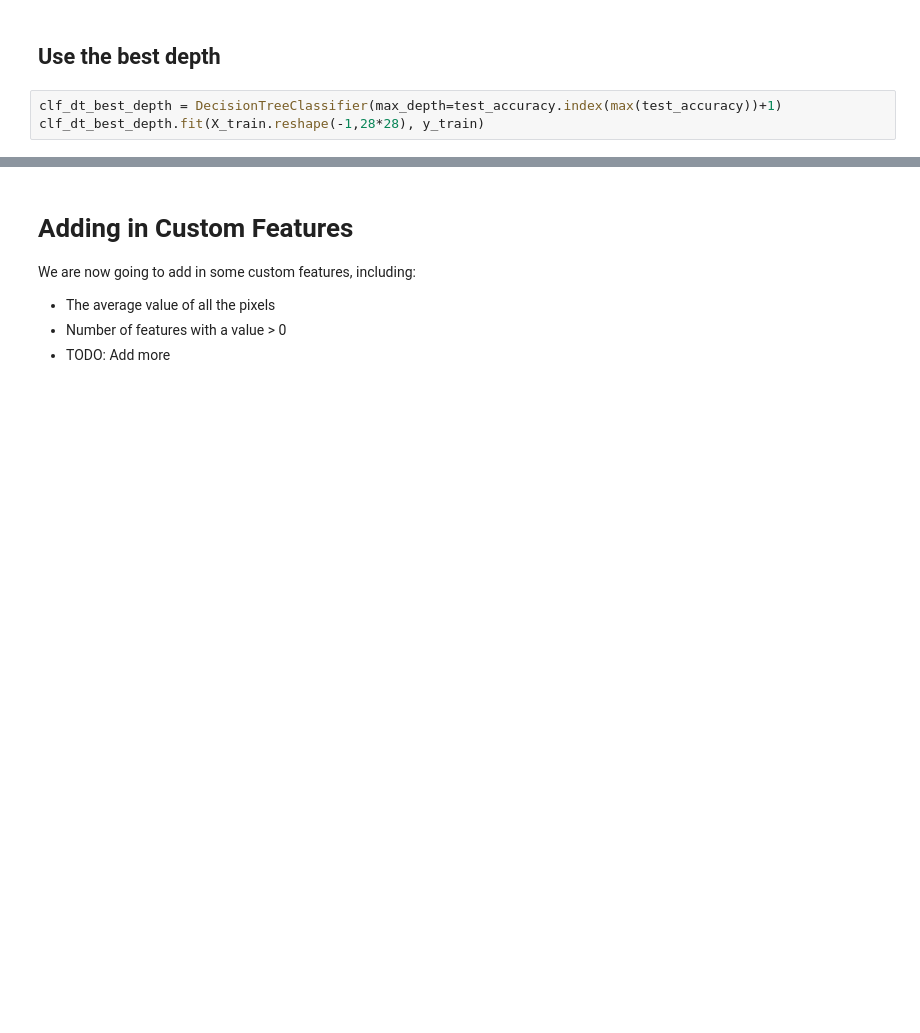
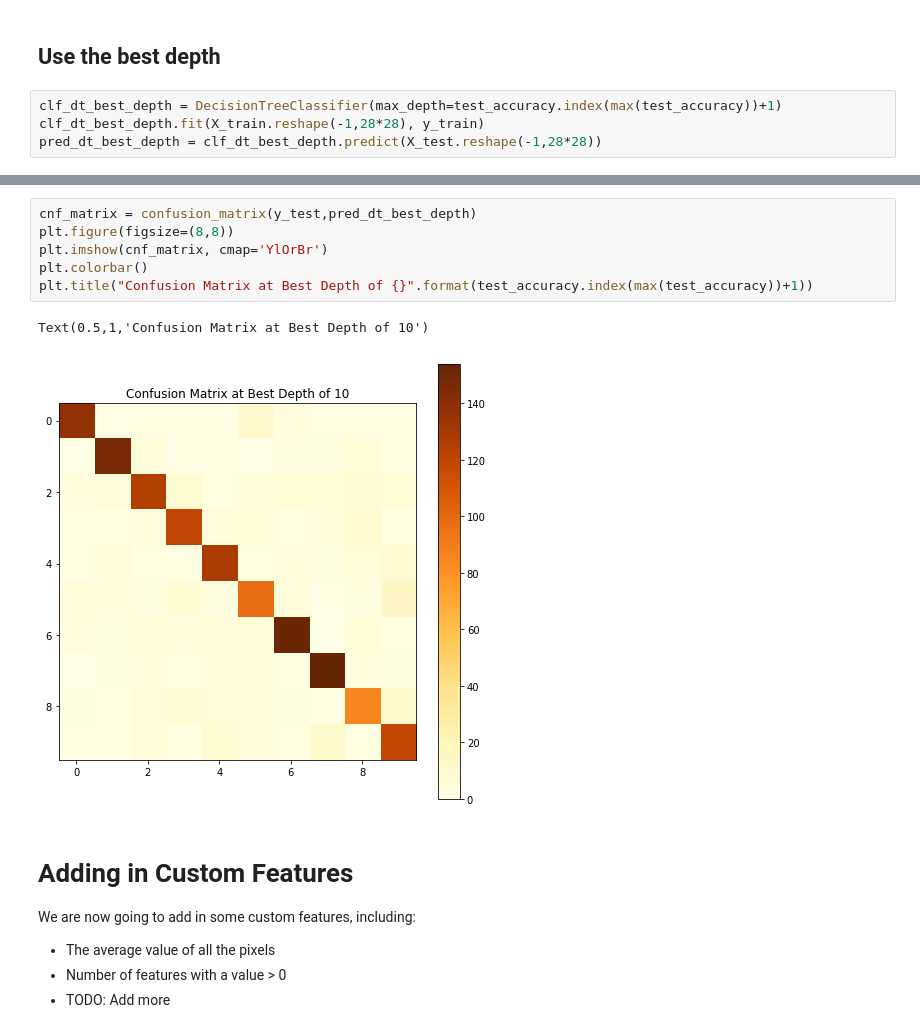
Before and after one commit to diggerdata/MNIST_TSN, a Jupyter notebook: DTClassifier.ipynb, the cells around one changed output, grey strips where cells are left out. Drawn from its saved outputs; the diff is of its cells as text; blank space fills up the shorter version.

Commit message:
Added confusion matrix

```diff
--- a/DTClassifier.ipynb
+++ b/DTClassifier.ipynb
@@ -167,3 +167,4 @@ Highest validation accuracy: 0.7876923076923077 at depth of 73
 # %%
 clf_dt_best_depth = DecisionTreeClassifier(max_depth=test_accuracy.index(max(test_accuracy))+1)
 clf_dt_best_depth.fit(X_train.reshape(-1,28*28), y_train)
+pred_dt_best_depth = clf_dt_best_depth.predict(X_test.reshape(-1,28*28))
@@ -197,3 +191,12 @@ plt.show()
+# %%
+cnf_matrix = confusion_matrix(y_test,pred_dt_best_depth)
+plt.figure(figsize=(8,8))
+plt.imshow(cnf_matrix, cmap='YlOrBr')
+plt.colorbar()
+plt.title("Confusion Matrix at Best Depth of {}".format(test_accuracy.index(max(test_accuracy))+1))
+# %% [output]
+Text(0.5,1,'Confusion Matrix at Best Depth of 10')
+[figure, added]
 # %% [markdown]
 # Adding in Custom Features
 We are now going to add in some custom features, including:
```
Also changed, not shown: parts of 2 cells of this notebook, 1 other file.
